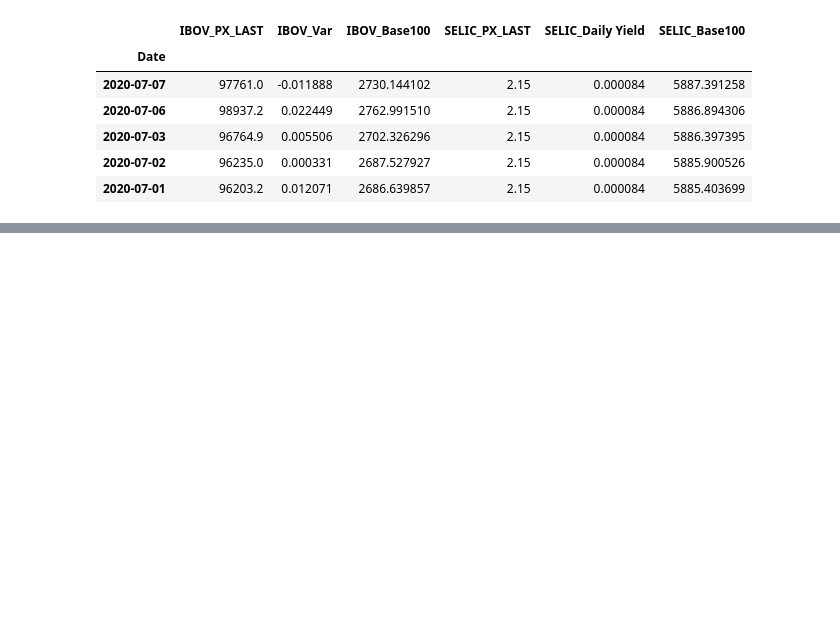
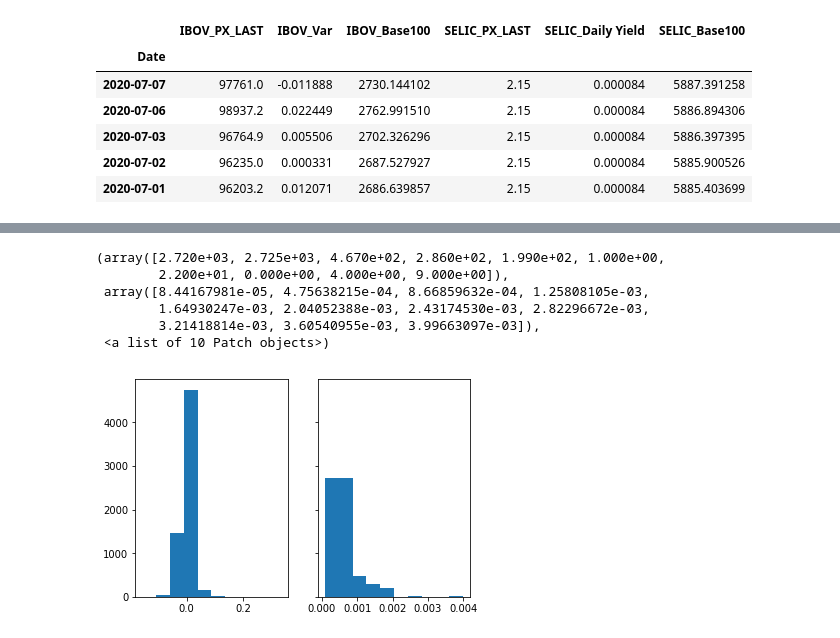
Before and after one commit to Pombalino/FGV, a Jupyter notebook: Trab1Fin2.ipynb, the cells around one changed output, grey strips where cells are left out. Drawn from its saved outputs; the diff is of its cells as text; code cells hidden in the pictures; blank space fills up the shorter version.

```diff
--- a/Trab1Fin2.ipynb
+++ b/Trab1Fin2.ipynb
@@ -22,0 +26,12 @@ sh[['IBOV_Base100', 'SELIC_Base100']].plot()
+# %%
+fig, ax = plt.subplots(1,2, sharey=True)
+ax[0].hist(sh.IBOV_Var)
+ax[1].hist(sh['SELIC_Daily Yield'])
+# %% [output]
+(array([2.720e+03, 2.725e+03, 4.670e+02, 2.860e+02, 1.990e+02, 1.000e+00,
+        2.200e+01, 0.000e+00, 4.000e+00, 9.000e+00]),
+ array([8.44167981e-05, 4.75638215e-04, 8.66859632e-04, 1.25808105e-03,
+        1.64930247e-03, 2.04052388e-03, 2.43174530e-03, 2.82296672e-03,
+        3.21418814e-03, 3.60540955e-03, 3.99663097e-03]),
+ <a list of 10 Patch objects>)
+[figure, added]
```
Also changed, not shown: parts of 6 cells of this notebook.
